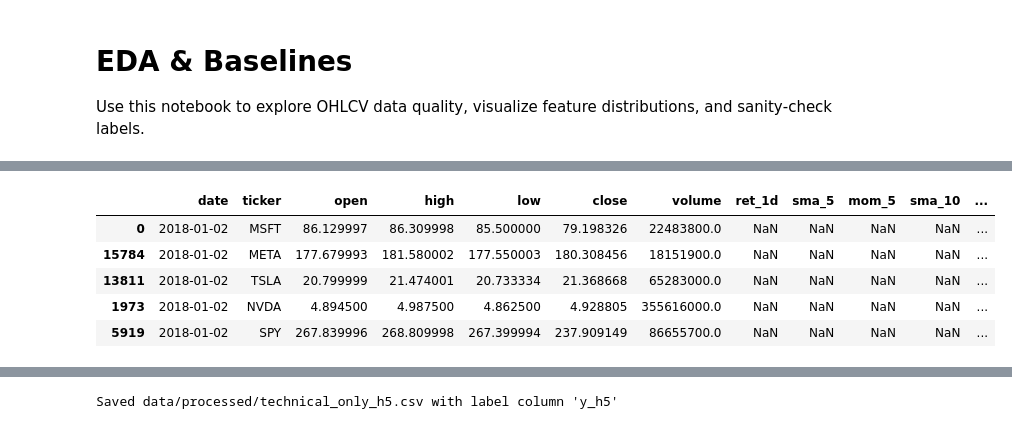
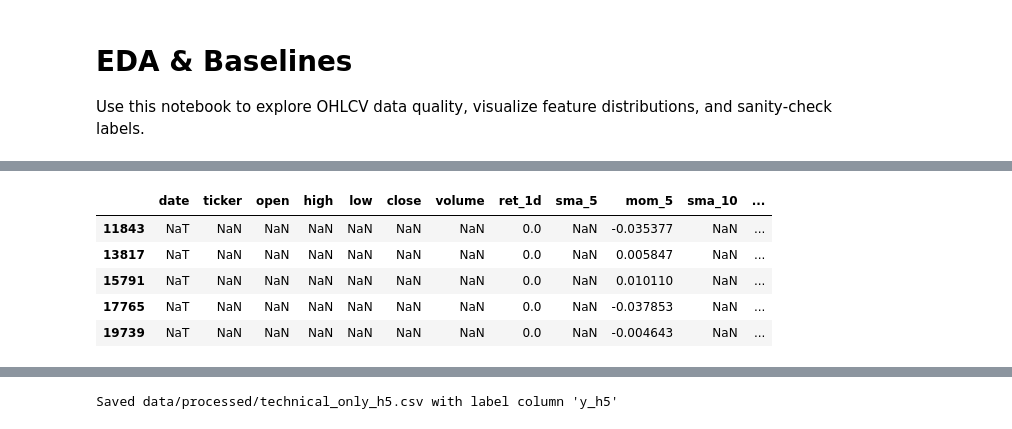
Before and after one commit to rosaliemassein/ML-Stock-Prediction, a Jupyter notebook: cs229-sentiment-vs-tech-starter/notebooks/EDA_Baseline-FinalResult.ipynb, the cells around one changed output, grey strips where cells are left out. Cells and saved outputs as stored; diff of their text form; code cells hidden in the pictures.

```diff
--- a/cs229-sentiment-vs-tech-starter/notebooks/EDA_Baseline-FinalResult.ipynb
+++ b/cs229-sentiment-vs-tech-starter/notebooks/EDA_Baseline-FinalResult.ipynb
@@ -120,15 +103,15 @@ Saved data/processed/technical_only.csv
 # %%
 import pandas as pd
 df = pd.read_csv("data/processed/technical_only.csv", parse_dates=["date"]).sort_values("date")
 df.dtypes  # confirm numeric types
-df.head()
+df.tail()
 # %% [output]
 |  | date | ticker | open | high | low | close | volume | ret_1d | sma_5 | mom_5 | sma_10 | ... |
-| 0 | 2018-01-02 | MSFT | 86.129997 | 86.309998 | 85.500000 | 79.198326 | 22483800.0 | NaN | NaN | NaN | NaN | ... |
-| 15784 | 2018-01-02 | META | 177.679993 | 181.580002 | 177.550003 | 180.308456 | 18151900.0 | NaN | NaN | NaN | NaN | ... |
-| 13811 | 2018-01-02 | TSLA | 20.799999 | 21.474001 | 20.733334 | 21.368668 | 65283000.0 | NaN | NaN | NaN | NaN | ... |
-| 1973 | 2018-01-02 | NVDA | 4.894500 | 4.987500 | 4.862500 | 4.928805 | 355616000.0 | NaN | NaN | NaN | NaN | ... |
-| 5919 | 2018-01-02 | SPY | 267.839996 | 268.809998 | 267.399994 | 237.909149 | 86655700.0 | NaN | NaN | NaN | NaN | ... |
+| 11843 | NaT | NaN | NaN | NaN | NaN | NaN | NaN | 0.0 | NaN | -0.035377 | NaN | ... |
+| 13817 | NaT | NaN | NaN | NaN | NaN | NaN | NaN | 0.0 | NaN | 0.005847 | NaN | ... |
+| 15791 | NaT | NaN | NaN | NaN | NaN | NaN | NaN | 0.0 | NaN | 0.010110 | NaN | ... |
+| 17765 | NaT | NaN | NaN | NaN | NaN | NaN | NaN | 0.0 | NaN | -0.037853 | NaN | ... |
+| 19739 | NaT | NaN | NaN | NaN | NaN | NaN | NaN | 0.0 | NaN | -0.004643 | NaN | ... |
 # %%
 import pandas as pd
 
```
Also changed, not shown: parts of 39 cells of this notebook, 28 other files.
